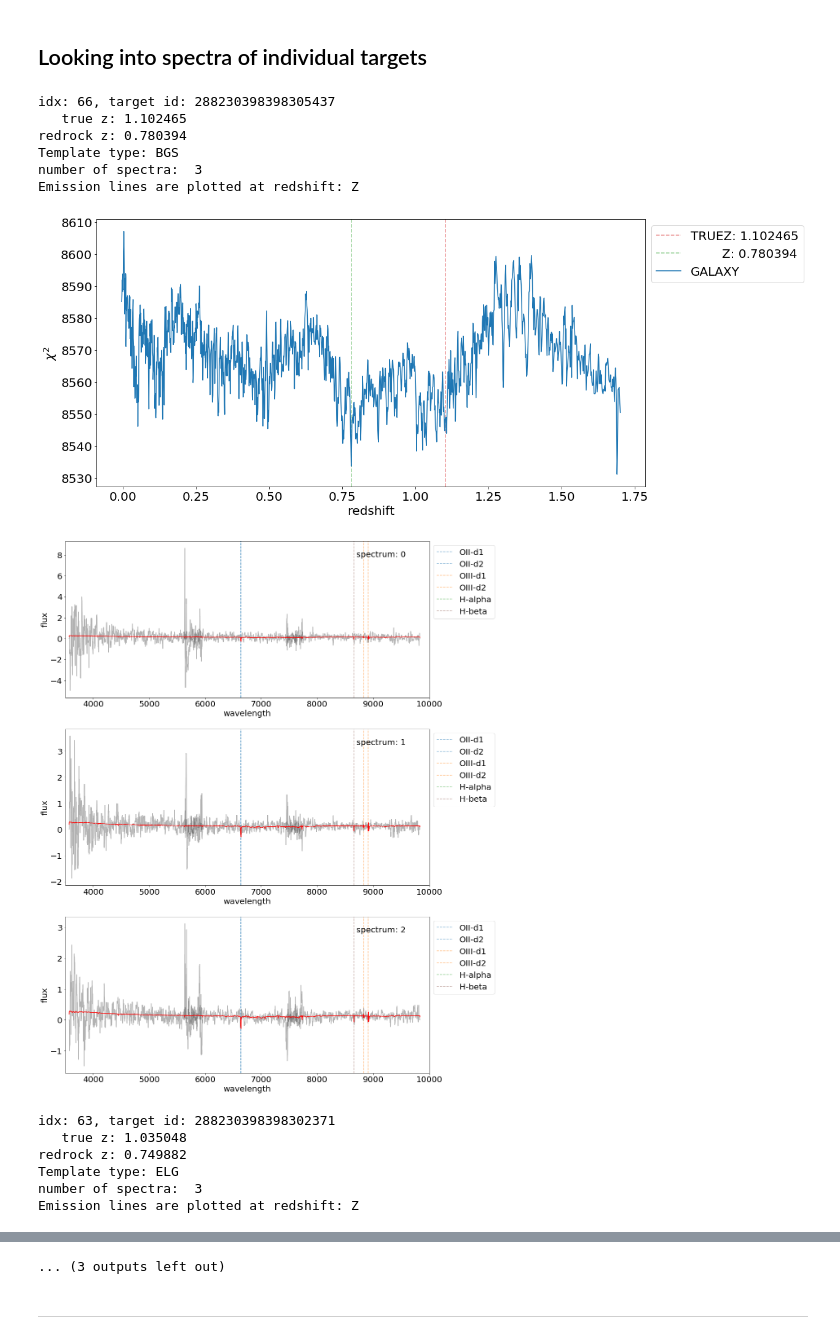
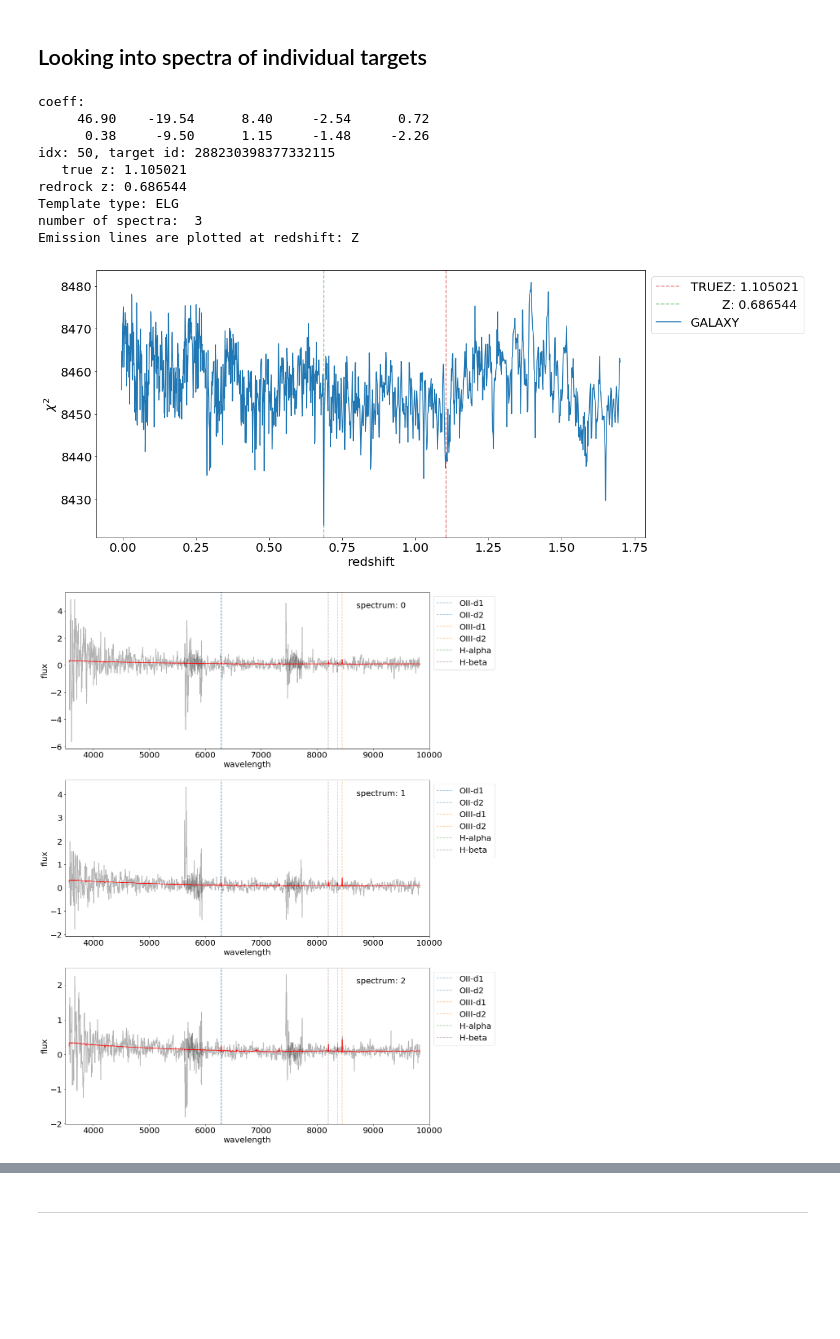
Before and after one commit to Yucheng-Zhang/desi_nbs, a Jupyter notebook: demo/elg_zfitting.ipynb, the cells around one changed output, grey strips where cells are left out. Saved outputs shown, nothing was run; the diff lists cells and outputs as text; code cells hidden in the pictures; blank space fills up the shorter version.

```diff
--- a/demo/elg_zfitting.ipynb
+++ b/demo/elg_zfitting.ipynb
@@ -553,6 +553,11 @@ def get_tempot(tid):
     fulltype = (spectype, subtype)
     ncoeff = ztruth[idx]['NCOEFF'][0]
     coeff = ztruth[idx]['COEFF'][0][:ncoeff]
+    str_ = 'coeff:\n'
+    for i in range(ncoeff):
+        str_ += '  {:>8.2f}'.format(coeff[i])
+        if i == 4: str_ += '\n'
+    print(str_)
     tflux = templates[fulltype].flux.T.dot(coeff)
     z = ztruth[idx]['Z'][0]
     twave = templates[fulltype].wave * (1 + z)
@@ -619,49 +624,46 @@ def plot_chi2(ax, redshifts, zchi2, tt, truez, z):
 # %%
 ztt = ztruth_fail
 # ztt = ztruth_good
-idxs = np.random.randint(0, len(ztt), 3)
+idxs = np.random.randint(0, len(ztt), 1)
 
 for idx in idxs:
     zot = ztt[idx]
 
     tid = zot['TARGETID']
     specot = get_specot(tid)
     twave, tflux = get_tempot(tid)
     num_spec = specot.num_spectra()
 
     print('idx: {:d}, target id: {:d}'.format(idx, tid))
     print('   true z: {:f}'.format(zot['TRUEZ']))
     print('redrock z: {:f}'.format(zot['Z']))
     print('Template type:', zot['TEMPLATETYPE'])
 
     tt = 'GALAXY'
     redshifts, zchi2 = get_zchi2ot(tid, tt)
     fig, (ax) = plt.subplots(1, 1, figsize=(16, 8))
     plot_chi2(ax, redshifts, zchi2, tt, zot['TRUEZ'], zot['Z'])
     # ax.set_xlim(0.85, 0.95)
 
     print('number of spectra: ', num_spec)
     fig, axs = plt.subplots(num_spec, 1, figsize=(16, 8*num_spec))
     # z = zot['TRUEZ']; print('Emission lines are plotted at redshift: TRUEZ')
     z = zot['Z']; print('Emission lines are plotted at redshift: Z')
     for i, ax in enumerate(axs):
         plot_spec(ax, z, specot, twave, tflux, ss=i, ks=15)
     #     ax.set_ylim(-1, 1)
         ax.set_xlim(3500, 10000)
 
     plt.show()
 # %% [output]
-idx: 66, target id: 288230398398305437
-   true z: 1.102465
-redrock z: 0.780394
-Template type: BGS
+coeff:
+     46.90    -19.54      8.40     -2.54      0.72
+      0.38     -9.50      1.15     -1.48     -2.26
+idx: 50, target id: 288230398377332115
+   true z: 1.105021
+redrock z: 0.686544
+Template type: ELG
 number of spectra:  3
 Emission lines are plotted at redshift: Z
-[figure, old version]
+[figure, new version]
-[figure, old version]
+[figure, new version]
-idx: 63, target id: 288230398398302371
-   true z: 1.035048
-redrock z: 0.749882
-Template type: ELG
-number of spectra:  3
-Emission lines are plotted at redshift: Z
@@ -686,3 +670,2 @@ Emission lines are plotted at redshift: Z
-... (3 outputs left out)
 # %% [markdown]
 ---
```
Also changed, not shown: parts of 8 cells of this notebook, 6 other files.
